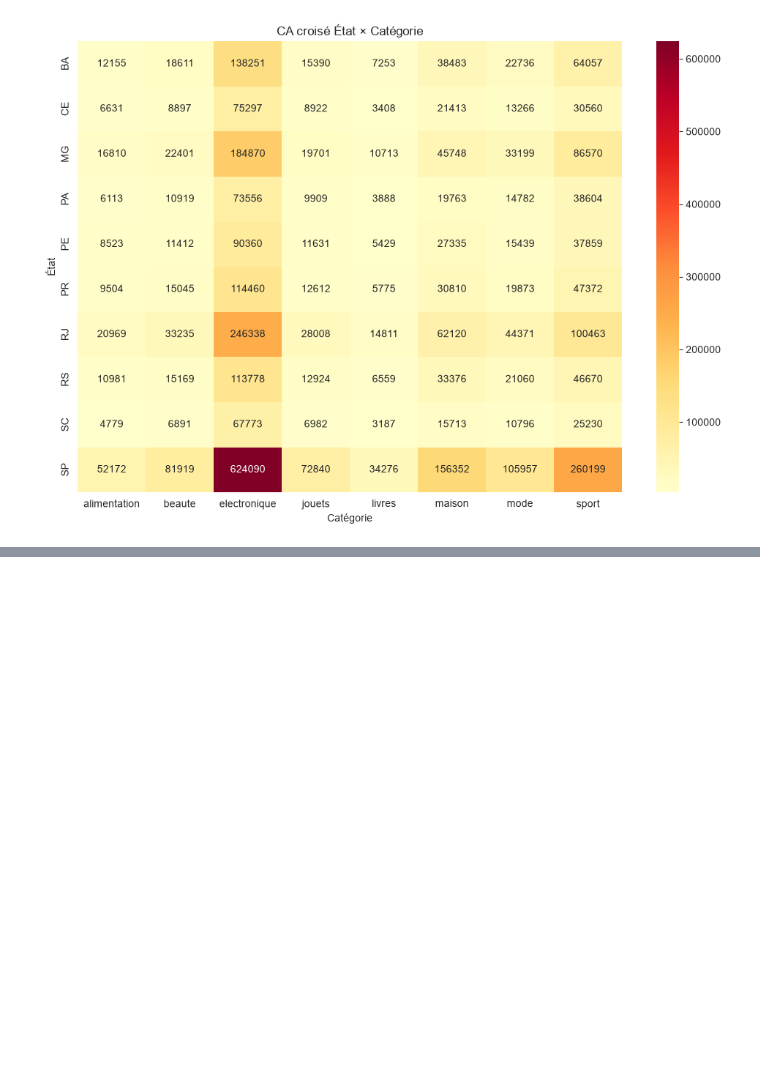
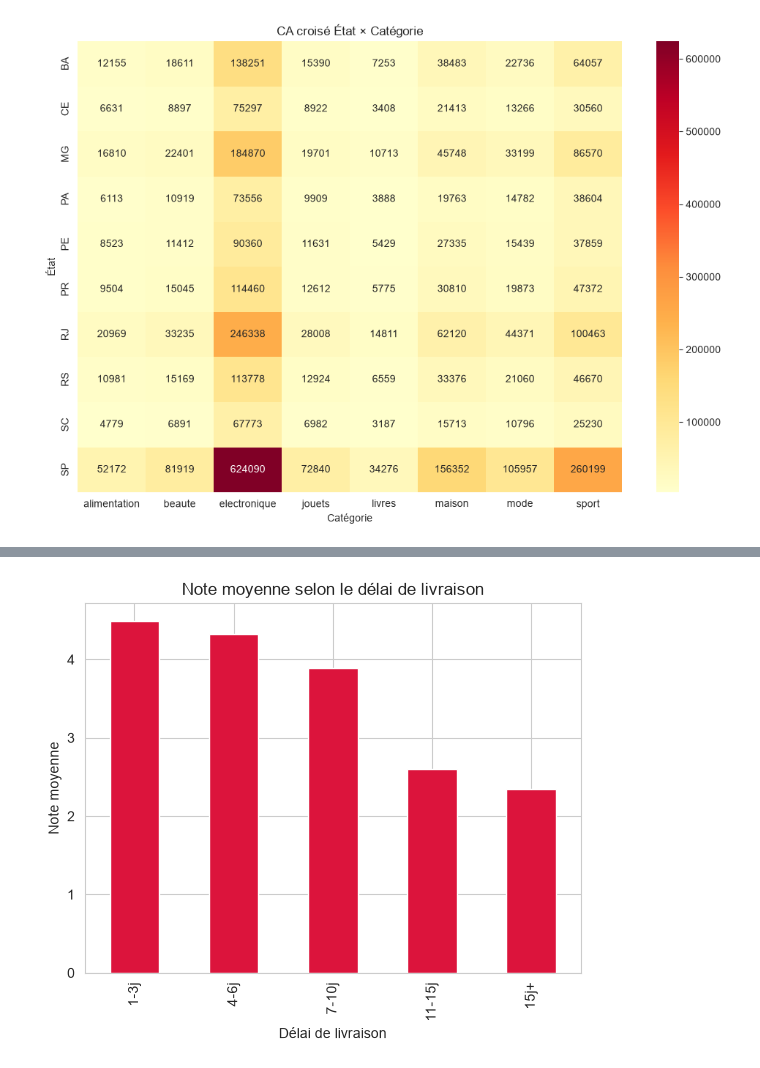
Before and after one commit to Mace-Erwan/Analyse-d-un-marketplace-e-commerce, a Jupyter notebook: Analyse.ipynb, the cells around one changed output, grey strips where cells are left out. Cells and saved outputs as stored; diff of their text form; code cells hidden in the pictures; blank space fills up the shorter version.

Commit message:
Etape 4 : analyse note/delai par etat, taux d'insatisfaction et score de risque

```diff
--- a/Analyse.ipynb
+++ b/Analyse.ipynb
@@ -375,0 +380,16 @@ plt.show()
+# %%
+# On regroupe les delais de livraison en tranches (buckets) plutot que des jours precis
+orders["delivery_bucket"] = pd.cut(
+    orders["delivery_days"],
+    bins=[0, 3, 6, 10, 15, 100],
+    labels=["1-3j", "4-6j", "7-10j", "11-15j", "15j+"]
+)
+
+# On calcule la note moyenne pour chaque tranche de delai, puis on affiche en barres
+orders.groupby("delivery_bucket")["review_score"].mean().plot(kind="bar", color="crimson")
+plt.title("Note moyenne selon le délai de livraison")
+plt.xlabel("Délai de livraison")
+plt.ylabel("Note moyenne")
+plt.show()
+# %% [output]
+[figure, added]
```
Also changed, not shown: parts of 10 cells of this notebook.
